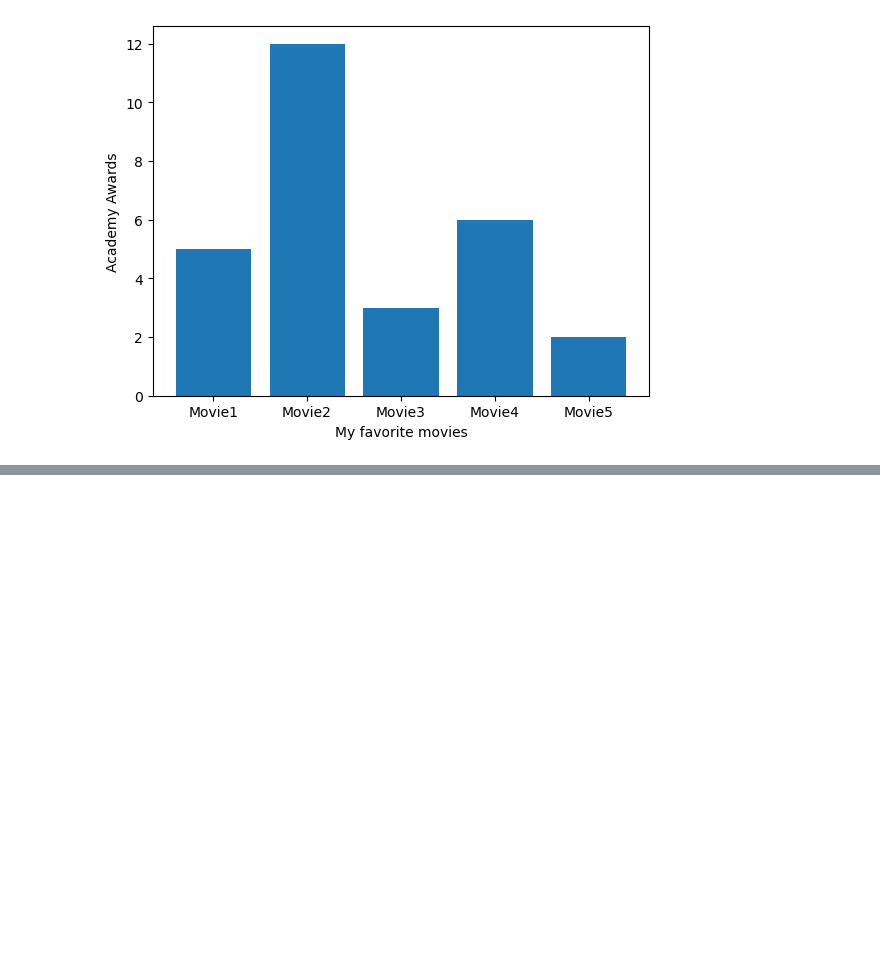
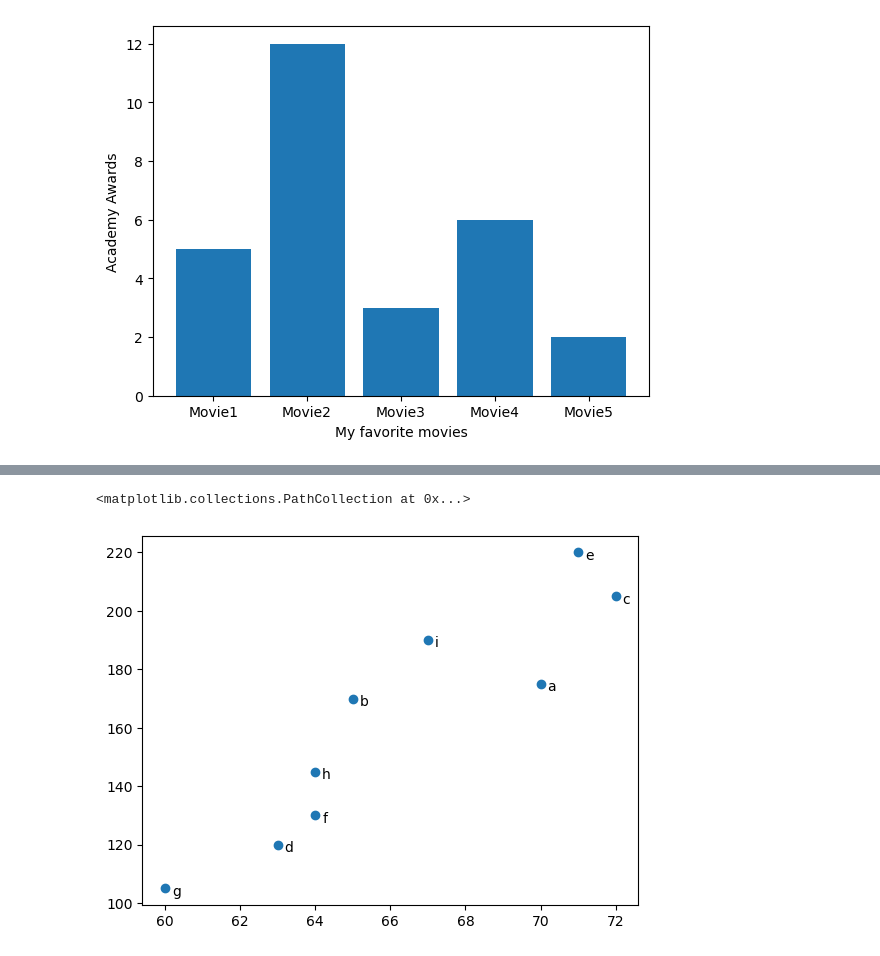
Before and after one commit to Navyn27/Data-Presentation, a Jupyter notebook: Showing-data.ipynb, the cells around one changed output, grey strips where cells are left out. Saved outputs shown, nothing was run; the diff lists cells and outputs as text; code cells hidden in the pictures; blank space fills up the shorter version.

```diff
--- a/Showing-data.ipynb
+++ b/Showing-data.ipynb
@@ -33,0 +102,14 @@ plt.show()
+# %%
+
+friends = [ 70,  65,  72,  63,  71,  64,  60,  64,  67]
+minutes = [175, 170, 205, 120, 220, 130, 105, 145, 190]
+labels =  ['a', 'b', 'c', 'd', 'e', 'f', 'g', 'h', 'i']
+
+
+for label,friend,minute in zip(labels,friends,minutes):
+    plt.annotate(label, xy=(friend,minute),xytext=(5,-5),textcoords='offset points')
+
+plt.scatter(friends,minutes)
+# %% [output]
+<matplotlib.collections.PathCollection at 0x...>
+[figure, added]
```
Also changed, not shown: parts of 6 cells of this notebook.
